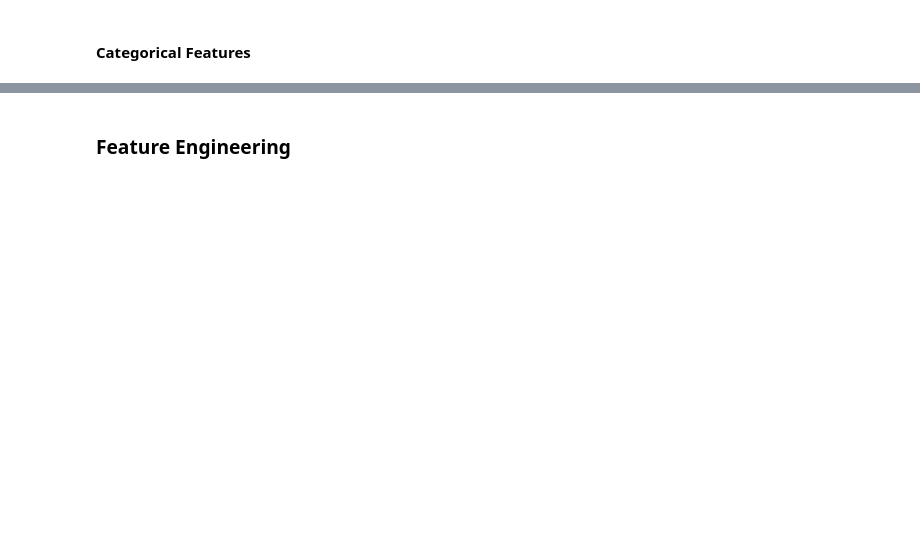
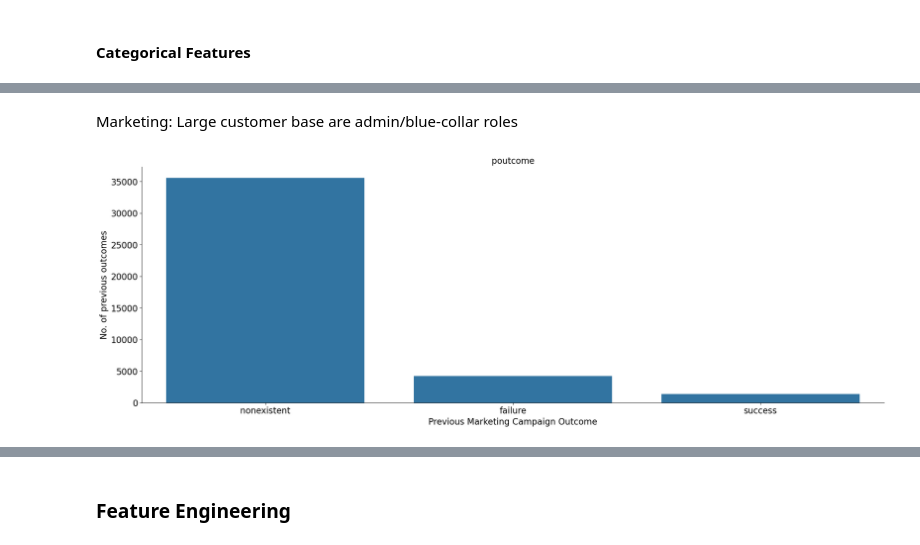
Before and after one commit to jn607/Client-Bank-Term-Deposit-ML-, a Jupyter notebook: notebook.ipynb, the cells around one changed output, grey strips where cells are left out. Drawn from its saved outputs; the diff is of its cells as text; code cells hidden in the pictures; blank space fills up the shorter version.

```diff
--- a/notebook.ipynb
+++ b/notebook.ipynb
@@ -274,0 +303,15 @@ plt.show()
+# %% [markdown]
+Marketing: Large customer base are admin/blue-collar roles
+# %%
+plt.close()
+fig, ax = plt.subplots()
+fig.set_size_inches(25, 8)
+sns.countplot(x = 'poutcome', data = df[cols_cat])
+ax.set_xlabel('Previous Marketing Campaign Outcome', fontsize=16)
+ax.set_ylabel('No. of previous outcomes', fontsize=16)
+ax.set_title('poutcome', fontsize=16)
+ax.tick_params(labelsize=16)
+sns.despine()
+plt.show()
+# %% [output]
+[figure, added]
```
Also changed, not shown: parts of 6 cells of this notebook.
